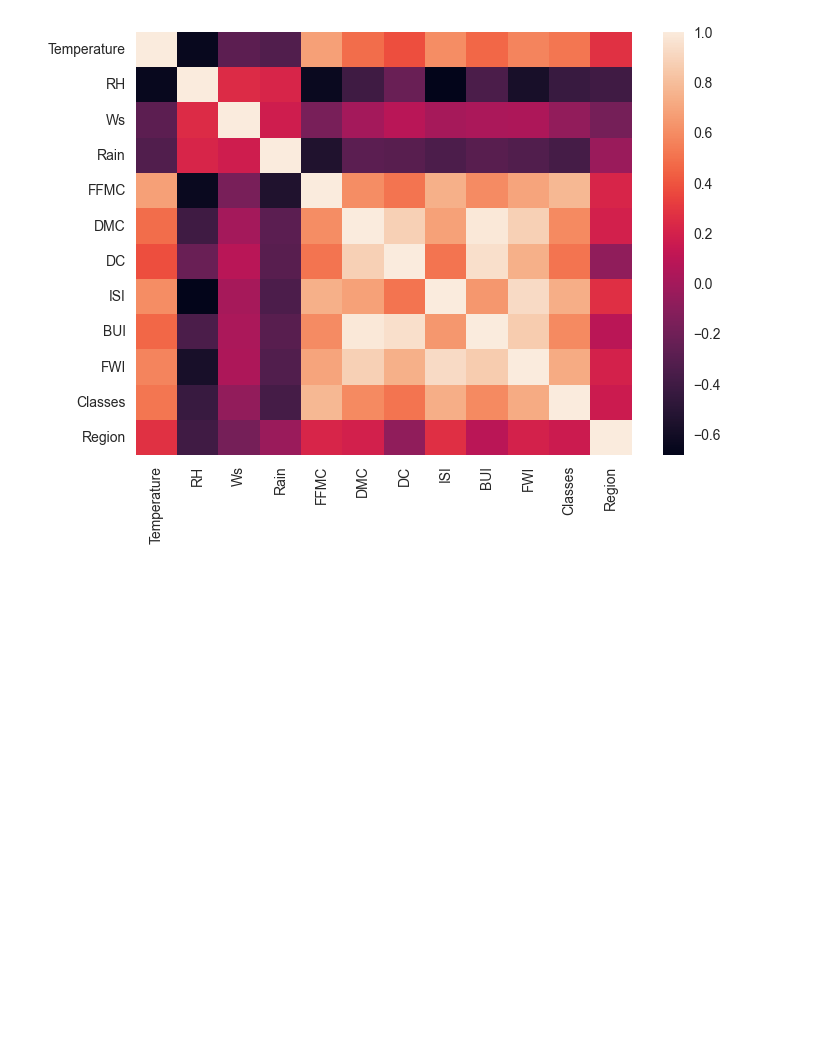
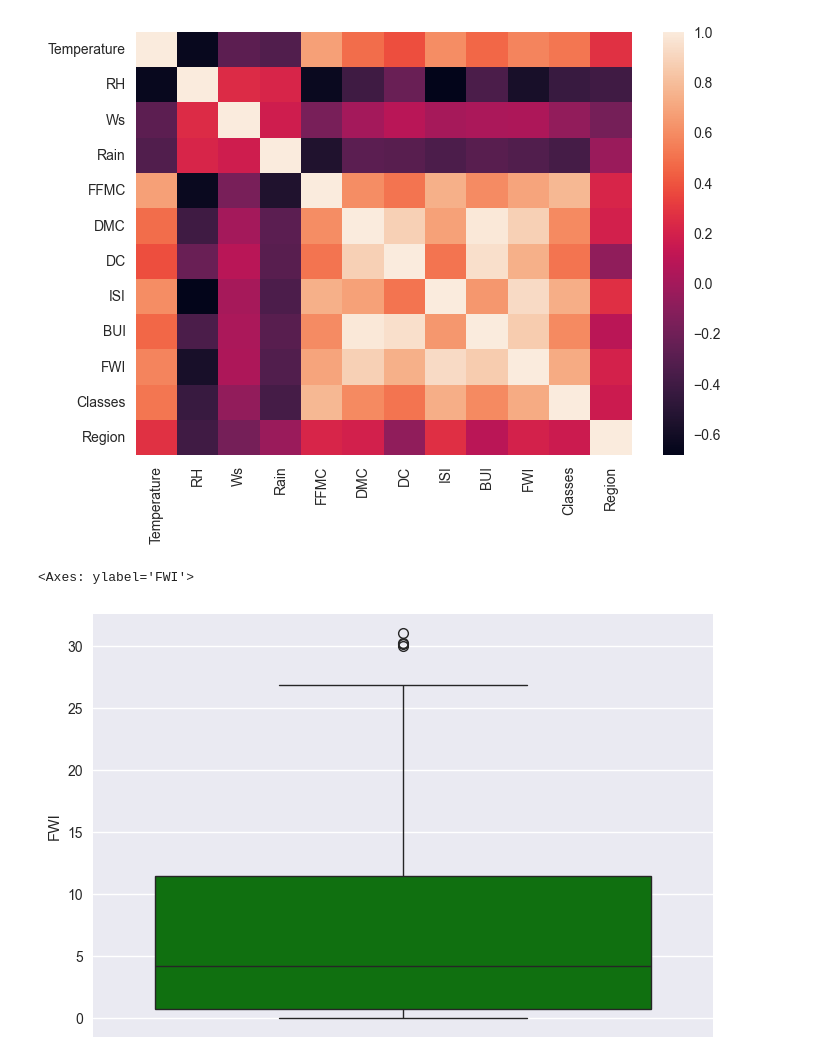
Before and after one commit to SARANGIVenkateshwarlu/Machine-Learning-Projects, a Jupyter notebook: EDA/EDA.ipynb, the cells around one changed output. Cells and saved outputs as stored; diff of their text form; code cells hidden in the pictures; blank space fills up the shorter version.

```diff
--- a/EDA/EDA.ipynb
+++ b/EDA/EDA.ipynb
@@ -463,3 +463,9 @@ sns.heatmap(df_copy.corr())
 # %% [output]
 <Axes: >
 [figure]
+# %%
+## Box Plots
+sns.boxplot(df['FWI'],color='green')
+# %% [output]
+<Axes: ylabel='FWI'>
+[figure, added]
```
Also changed, not shown: parts of 5 cells of this notebook, 1 other file.
